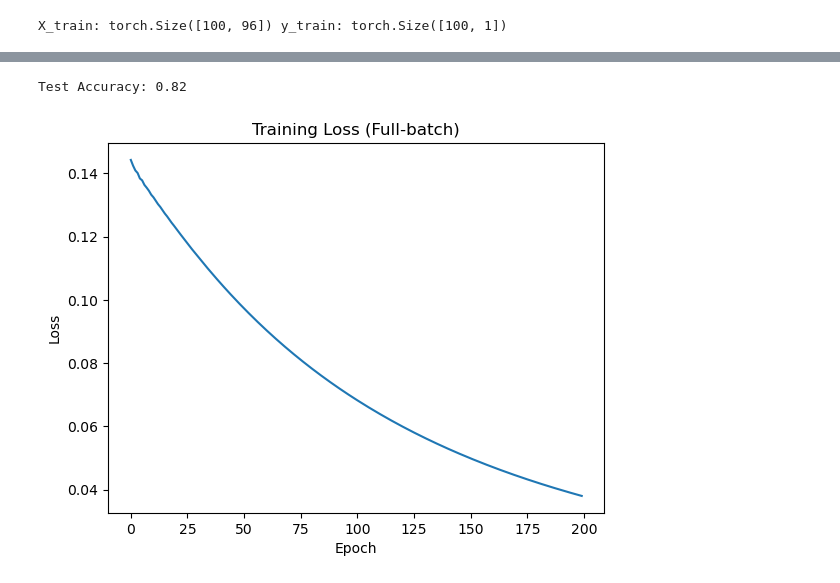
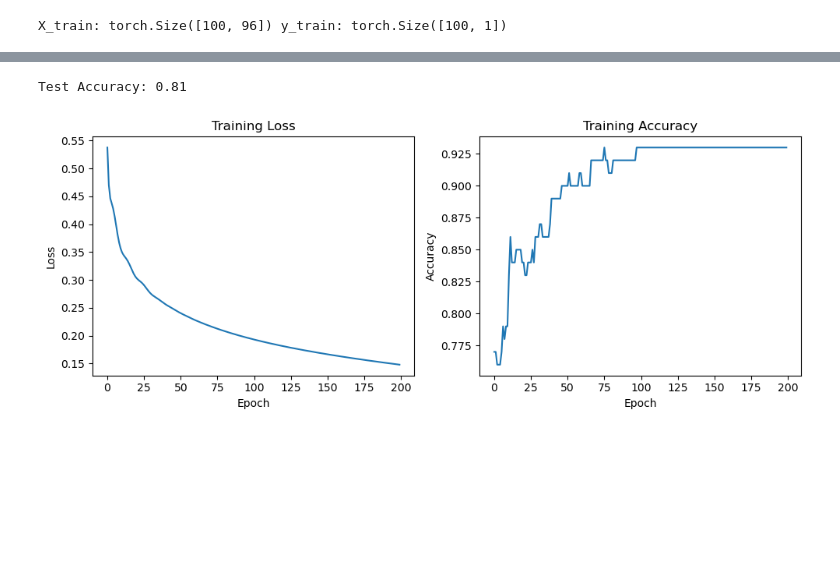
Before and after one commit to nasoskar/ProgrAndMaths, a Jupyter notebook: task2/ecg_project.ipynb, the cells around one changed output, grey strips where cells are left out. Saved outputs shown, nothing was run; the diff lists cells and outputs as text; code cells hidden in the pictures; blank space fills up the shorter version.

Commit message:
Add logistic regression baseline training with consistent loss and accuracy logging

```diff
--- a/task2/ecg_project.ipynb
+++ b/task2/ecg_project.ipynb
@@ -50,14 +50,21 @@ class LogisticECG(nn.Module):
 
 model = LogisticECG()
 # %%
-# model training
+
 
 loss_function = nn.BCELoss()
 optimizer = torch.optim.Adam(model.parameters(), lr=0.01)
 
 # Full-batch
 num_epochs = 200
+
+
+# history for plot
 loss_history = []
+acc_history = []
+
+
+# model training
 
 for epoch in range(num_epochs):
     model.train()
@@ -68,8 +75,21 @@ for epoch in range(num_epochs):
     loss.backward()
     optimizer.step()
 
-    loss_history.append(loss.item())
+
+
+    # compute training accuracy
+    with torch.no_grad():
+        y_prob_new = model(X_train)
+        loss_new = loss_function(y_prob_new, y_train)
+        train_pred = (y_prob_new >= 0.5).float()
+        train_acc = (train_pred == y_train).float().mean().item()
+
+
+
+
+    loss_history.append(loss_new.item())
+    acc_history.append(train_acc)
 
     if epoch % 20 == 0:
-        print(f"Epoch {epoch:3d} | Loss = {loss.item():.4f}")
+        print(f"Epoch {epoch:3d} | Loss = {loss_new.item():.4f} | Acc = {train_acc:.3f}")
 # %% [output]
@@ -86,5 +106,5 @@ Epoch 180 | Loss = 0.0421
 # %%
-# evaluete
+# evaluate
 model.eval()
 with torch.no_grad():
     test_prob = model(X_test)
@@ -93,13 +113,26 @@ with torch.no_grad():
 
 print("Test Accuracy:", round(acc, 3))
 # %% [output]
-Test Accuracy: 0.82
+Test Accuracy: 0.81
 # %%
-# plot
+import matplotlib.pyplot as plt
+
+
+plt.figure(figsize=(10,4))
+
+plt.subplot(1,2,1)
 plt.plot(loss_history)
-plt.title("Training Loss (Full-batch)")
+plt.title("Training Loss")
 plt.xlabel("Epoch")
 plt.ylabel("Loss")
+
+plt.subplot(1,2,2)
+plt.plot(acc_history)
+plt.title("Training Accuracy")
+plt.xlabel("Epoch")
+plt.ylabel("Accuracy")
+
+plt.tight_layout()
 plt.show()
 # %% [output]
-[figure, old version]
+[figure, new version]
```
Also changed, not shown: parts of 1 cell of this notebook.
